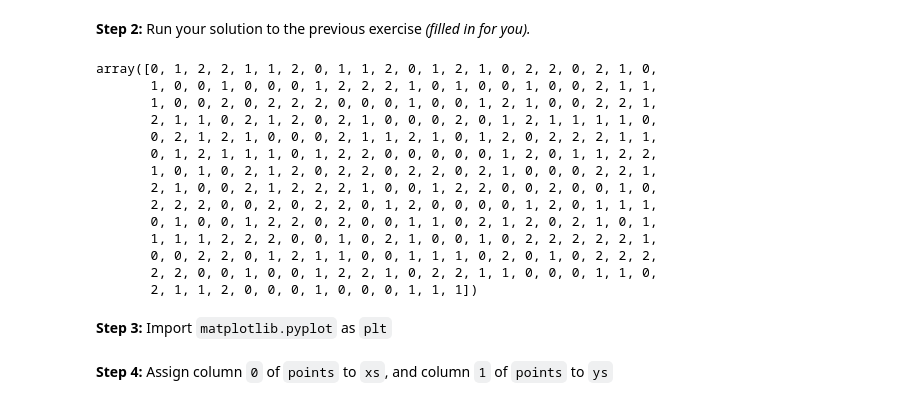
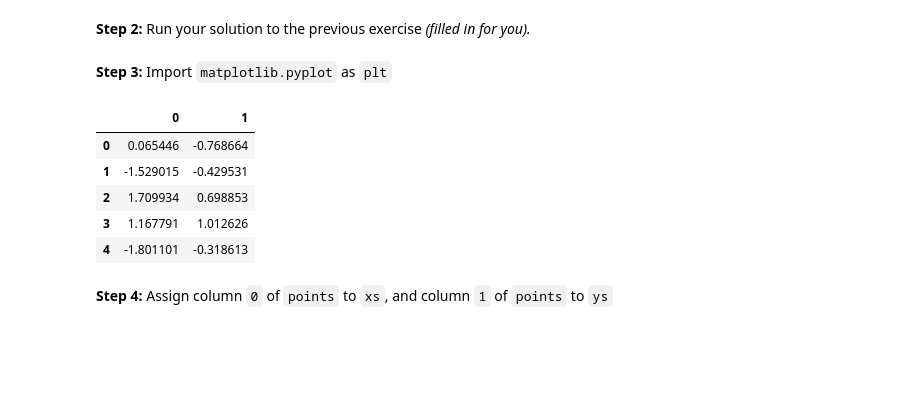
Before and after one commit to mshahiq/AI-DS-Exercises, a Jupyter notebook: Chapter 2/02. Clustering/02. Partitional Algorithms/exercises/exercise_03_inspect_your_clustering.ipynb, the cells around one changed output. Drawn from its saved outputs; the diff is of its cells as text; code cells hidden in the pictures; blank space fills up the shorter version.

```diff
--- a/Chapter 2/02. Clustering/02. Partitional Algorithms/exercises/exercise_03_inspect_your_clustering.ipynb
+++ b/Chapter 2/02. Clustering/02. Partitional Algorithms/exercises/exercise_03_inspect_your_clustering.ipynb
@@ -17,26 +17,19 @@ from sklearn.cluster import KMeans
 model = KMeans(n_clusters=3)
 model.fit(points)
 labels = model.predict(points)
-labels
-# %% [output]
-array([0, 1, 2, 2, 1, 1, 2, 0, 1, 1, 2, 0, 1, 2, 1, 0, 2, 2, 0, 2, 1, 0,
-       1, 0, 0, 1, 0, 0, 0, 1, 2, 2, 2, 1, 0, 1, 0, 0, 1, 0, 0, 2, 1, 1,
-       1, 0, 0, 2, 0, 2, 2, 2, 0, 0, 0, 1, 0, 0, 1, 2, 1, 0, 0, 2, 2, 1,
-       2, 1, 1, 0, 2, 1, 2, 0, 2, 1, 0, 0, 0, 2, 0, 1, 2, 1, 1, 1, 1, 0,
-       0, 2, 1, 2, 1, 0, 0, 0, 2, 1, 1, 2, 1, 0, 1, 2, 0, 2, 2, 2, 1, 1,
-       0, 1, 2, 1, 1, 1, 0, 1, 2, 2, 0, 0, 0, 0, 0, 1, 2, 0, 1, 1, 2, 2,
-       1, 0, 1, 0, 2, 1, 2, 0, 2, 2, 0, 2, 2, 0, 2, 1, 0, 0, 0, 2, 2, 1,
-       2, 1, 0, 0, 2, 1, 2, 2, 2, 1, 0, 0, 1, 2, 2, 0, 0, 2, 0, 0, 1, 0,
-       2, 2, 2, 0, 0, 2, 0, 2, 2, 0, 1, 2, 0, 0, 0, 0, 1, 2, 0, 1, 1, 1,
-       0, 1, 0, 0, 1, 2, 2, 0, 2, 0, 0, 1, 1, 0, 2, 1, 2, 0, 2, 1, 0, 1,
-       1, 1, 1, 2, 2, 2, 0, 0, 1, 0, 2, 1, 0, 0, 1, 0, 2, 2, 2, 2, 2, 1,
-       0, 0, 2, 2, 0, 1, 2, 1, 1, 0, 0, 1, 1, 1, 0, 2, 0, 1, 0, 2, 2, 2,
-       2, 2, 0, 0, 1, 0, 0, 1, 2, 2, 1, 0, 2, 2, 1, 1, 0, 0, 0, 1, 1, 0,
-       2, 1, 1, 2, 0, 0, 0, 1, 0, 0, 0, 1, 1, 1])
 # %% [markdown]
 **Step 3:** Import `matplotlib.pyplot` as `plt`
 # %%
 import matplotlib.pyplot as plt
+# %%
+df.head()
+# %% [output]
+|  | 0 | 1 |
+| 0 | 0.065446 | -0.768664 |
+| 1 | -1.529015 | -0.429531 |
+| 2 | 1.709934 | 0.698853 |
+| 3 | 1.167791 | 1.012626 |
+| 4 | -1.801101 | -0.318613 |
 # %% [markdown]
 **Step 4:** Assign column `0` of `points` to `xs`, and column `1` of `points` to `ys`
 # %%
```
Also changed, not shown: parts of 3 cells of this notebook.
